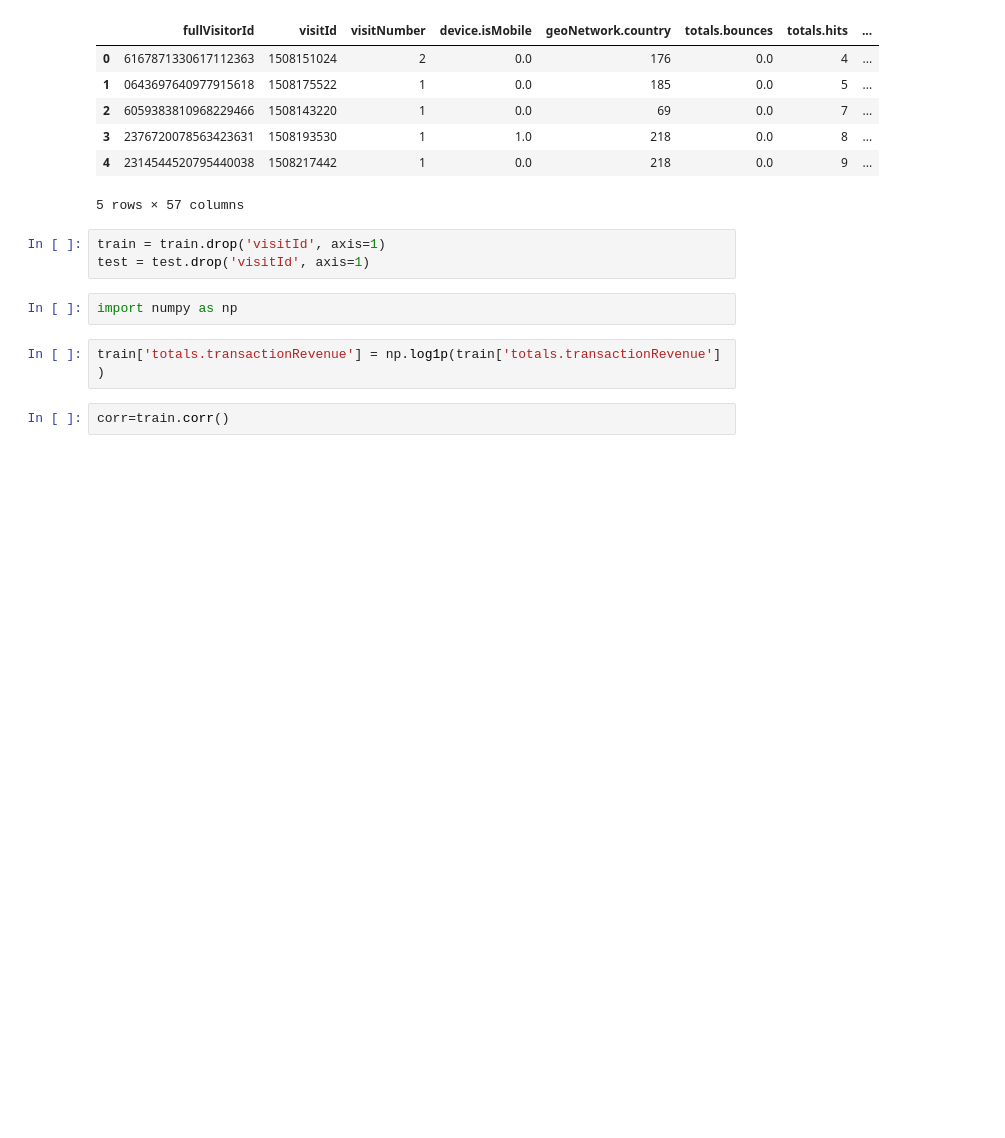
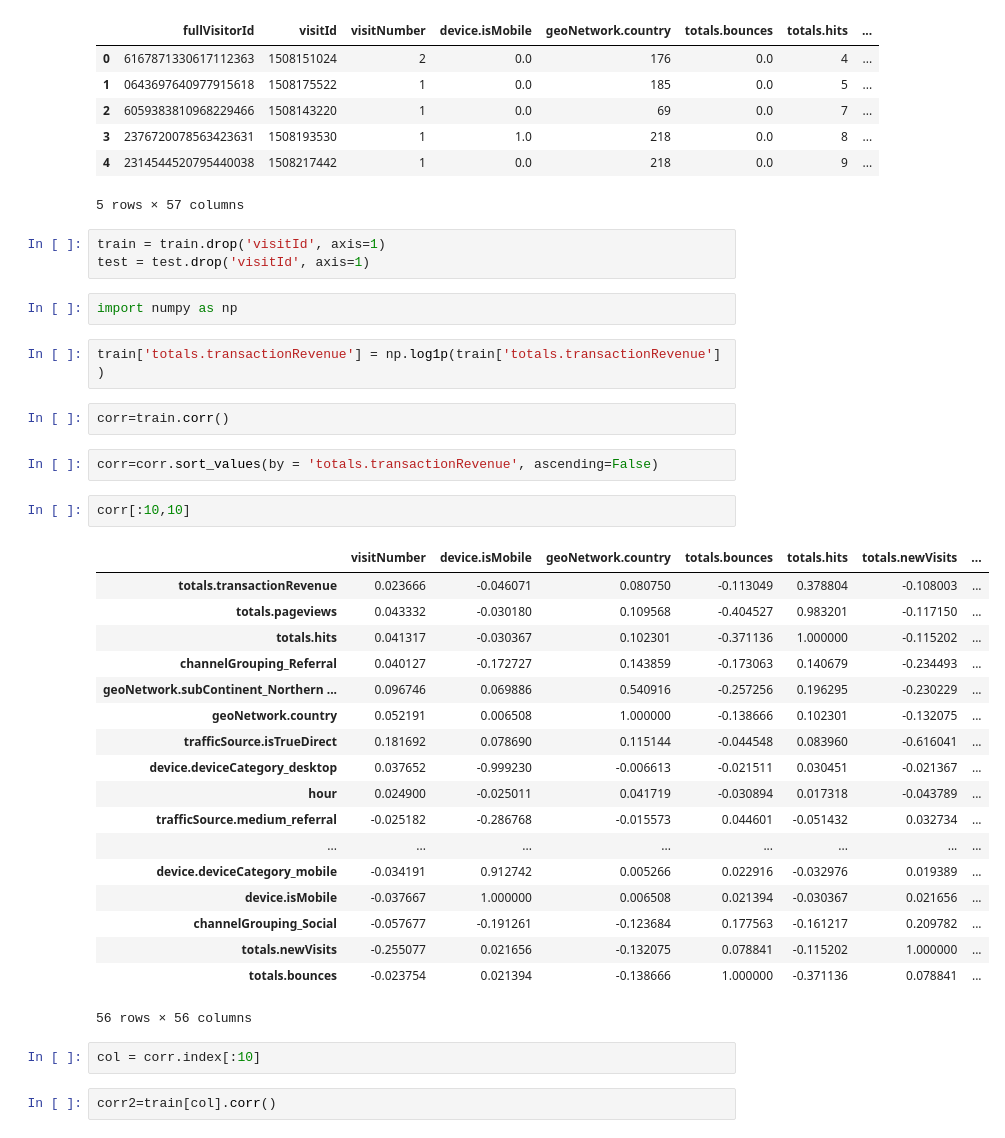
Before and after one commit to Alohasprit/Kaggle, a Jupyter notebook: 3_Google Analytics Customer Revenue Prediction/Kernels/kerner_181007.ipynb, the cells around one changed output. Drawn from its saved outputs; the diff is of its cells as text; blank space fills up the shorter version.

```diff
--- a/3_Google Analytics Customer Revenue Prediction/Kernels/kerner_181007.ipynb
+++ b/3_Google Analytics Customer Revenue Prediction/Kernels/kerner_181007.ipynb
@@ -817,4 +817,31 @@ import numpy as np
 train['totals.transactionRevenue'] = np.log1p(train['totals.transactionRevenue'] )
 # %%
 corr=train.corr()
+# %%
+corr=corr.sort_values(by = 'totals.transactionRevenue', ascending=False)
+# %%
+corr[:10,10]
+# %% [output]
+|  | visitNumber | device.isMobile | geoNetwork.country | totals.bounces | totals.hits | totals.newVisits | ... |
+| totals.transactionRevenue | 0.023666 | -0.046071 | 0.080750 | -0.113049 | 0.378804 | -0.108003 | ... |
+| totals.pageviews | 0.043332 | -0.030180 | 0.109568 | -0.404527 | 0.983201 | -0.117150 | ... |
+| totals.hits | 0.041317 | -0.030367 | 0.102301 | -0.371136 | 1.000000 | -0.115202 | ... |
+| channelGrouping_Referral | 0.040127 | -0.172727 | 0.143859 | -0.173063 | 0.140679 | -0.234493 | ... |
+| geoNetwork.subContinent_Northern ... | 0.096746 | 0.069886 | 0.540916 | -0.257256 | 0.196295 | -0.230229 | ... |
+| geoNetwork.country | 0.052191 | 0.006508 | 1.000000 | -0.138666 | 0.102301 | -0.132075 | ... |
+| trafficSource.isTrueDirect | 0.181692 | 0.078690 | 0.115144 | -0.044548 | 0.083960 | -0.616041 | ... |
+| device.deviceCategory_desktop | 0.037652 | -0.999230 | -0.006613 | -0.021511 | 0.030451 | -0.021367 | ... |
+| hour | 0.024900 | -0.025011 | 0.041719 | -0.030894 | 0.017318 | -0.043789 | ... |
+| trafficSource.medium_referral | -0.025182 | -0.286768 | -0.015573 | 0.044601 | -0.051432 | 0.032734 | ... |
+| ... | ... | ... | ... | ... | ... | ... | ... |
+| device.deviceCategory_mobile | -0.034191 | 0.912742 | 0.005266 | 0.022916 | -0.032976 | 0.019389 | ... |
+| device.isMobile | -0.037667 | 1.000000 | 0.006508 | 0.021394 | -0.030367 | 0.021656 | ... |
+| channelGrouping_Social | -0.057677 | -0.191261 | -0.123684 | 0.177563 | -0.161217 | 0.209782 | ... |
+| totals.newVisits | -0.255077 | 0.021656 | -0.132075 | 0.078841 | -0.115202 | 1.000000 | ... |
+| totals.bounces | -0.023754 | 0.021394 | -0.138666 | 1.000000 | -0.371136 | 0.078841 | ... |
+56 rows × 56 columns
+# %%
+col = corr.index[:10]
+# %%
+corr2=train[col].corr()
 # %%
```
Also changed, not shown: parts of 2 cells of this notebook.
